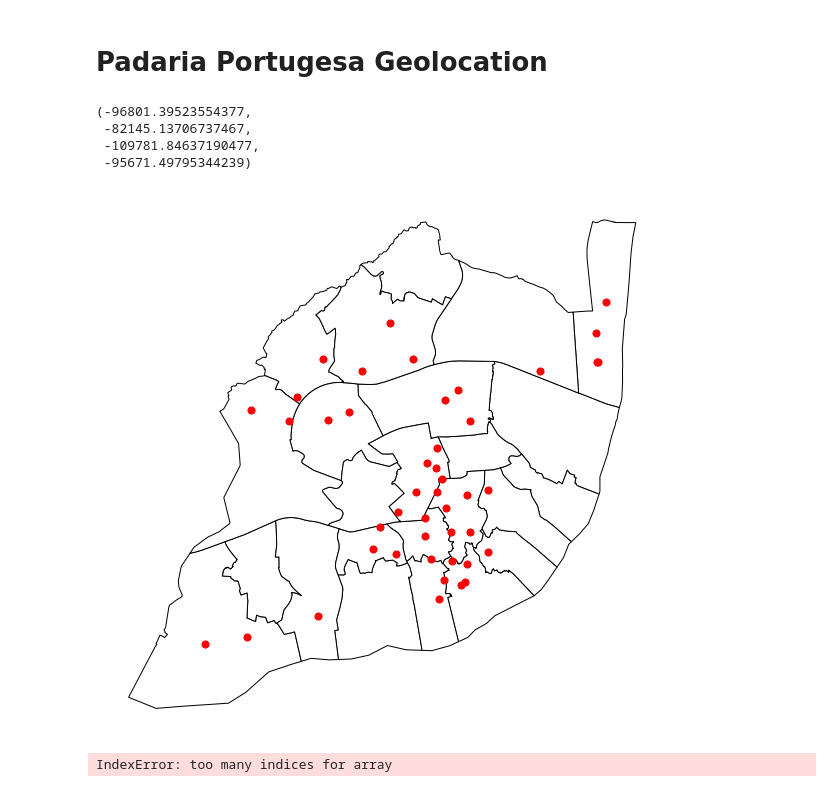
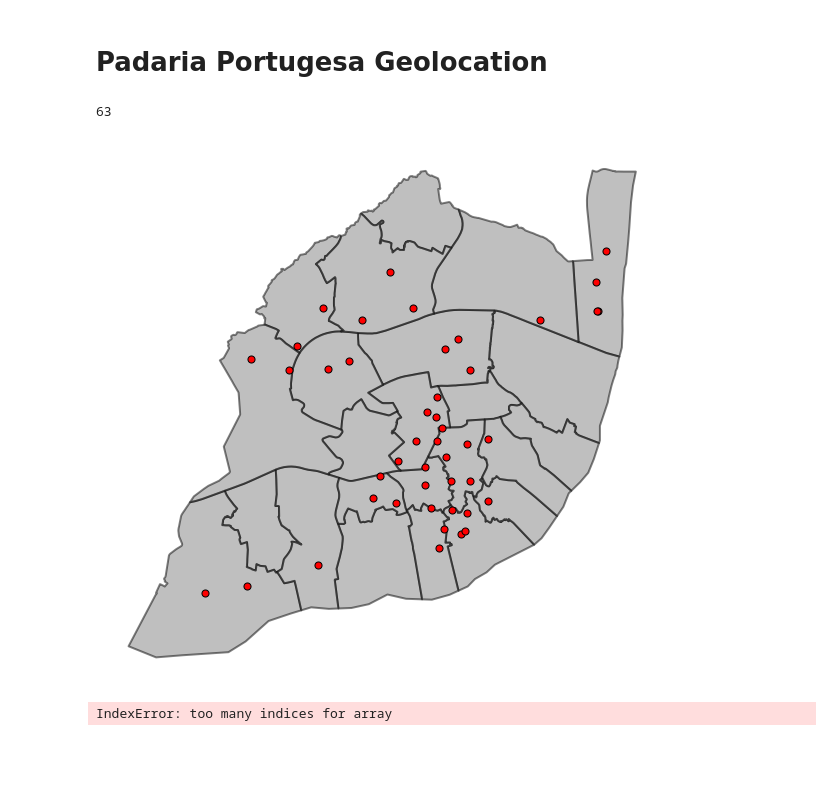
Before and after one commit to ricardozacarias/padarias, a Jupyter notebook: padarias.ipynb, the cells around one changed output. Cells and saved outputs as stored; diff of their text form; code cells hidden in the pictures; blank space fills up the shorter version.

```diff
--- a/padarias.ipynb
+++ b/padarias.ipynb
@@ -12,6 +10,10 @@ import matplotlib.pyplot as plt
 # change projection to meters
 freguesias = gp.read_file('data/freguesias.shp').to_crs('EPSG:3763')
 padarias = pd.read_csv('data/padarias.csv', index_col=0)
+# %%
+padarias.shape[0]
+# %% [output]
+63
 # %%
 freguesias = freguesias[['NOME', 'AREA_M2', 'geometry']]
 # %%
@@ -22,22 +24,18 @@ points = points.to_crs('EPSG:3763')
 # %%
 # get exterior of multipolygons
 exterior = freguesias.unary_union
 
 # remove points outside the city
 points = points[points.geometry.within(exterior)]
 
 # plot figure to see input data
 #ax = gplt.polyplot(freguesias, figsize=(10, 10), lw= .5, facecolor= 'none', edgecolor='k', alpha=1, projection=gcrs.Mercator());
 
-base = freguesias.plot(figsize=(10, 10), color='white', edgecolor='black')
-points.plot(ax=base, marker='o', color='red', markersize=50)
-base.axis('off')
+base = freguesias.plot(figsize=(10, 10), facecolor='grey', edgecolor='black', linewidth= 2, alpha=.5)
+points.plot(ax=base, marker='o', color='red', markersize=50, edgecolor='k', linewidth=1)
+base.axis('off');
 # %% [output]
-(-96801.39523554377,
- -82145.13706737467,
- -109781.84637190477,
- -95671.49795344239)
-[figure, old version]
+[figure, new version]
 # %%
 points
 # %% [output]
```
Also changed, not shown: parts of 1 cell of this notebook, 1 other file.
